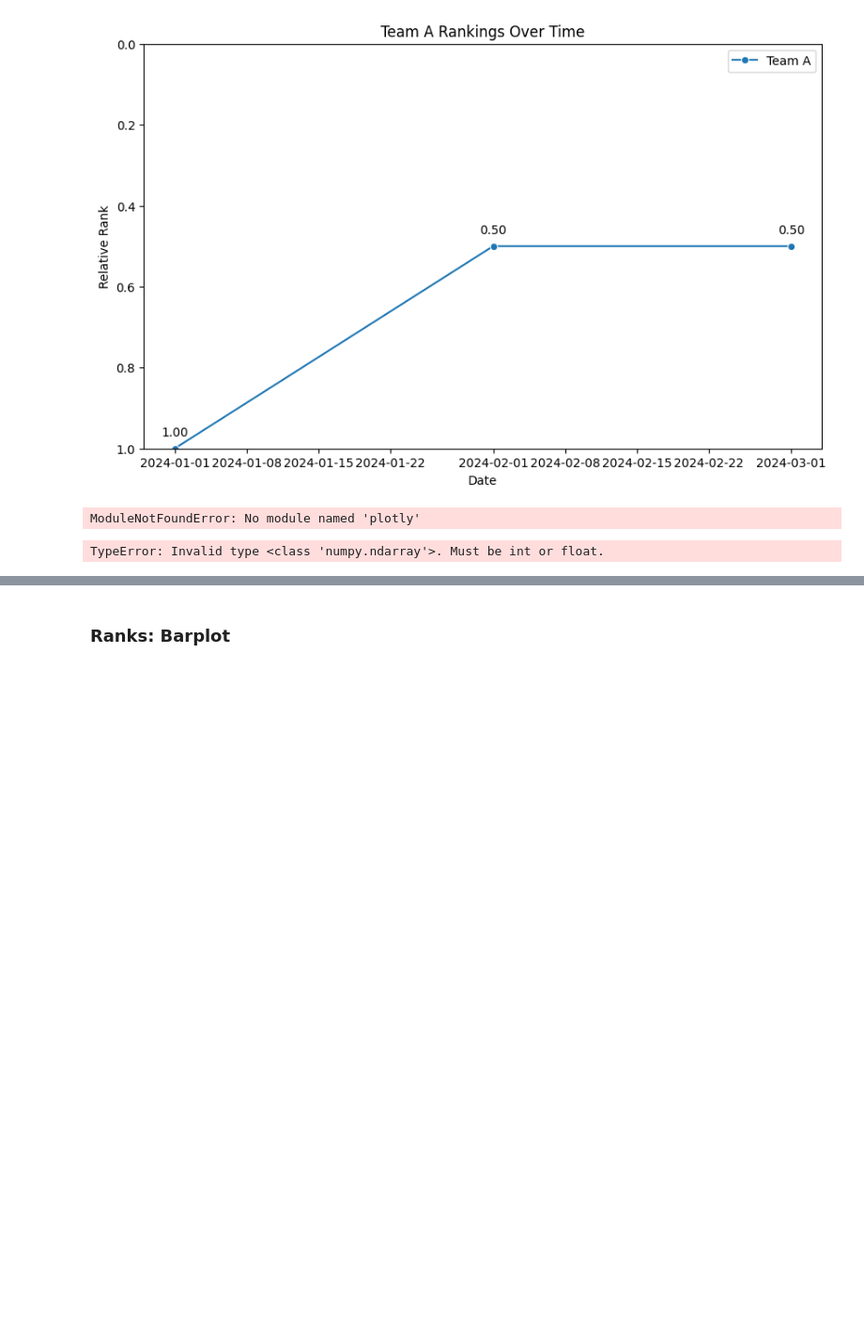
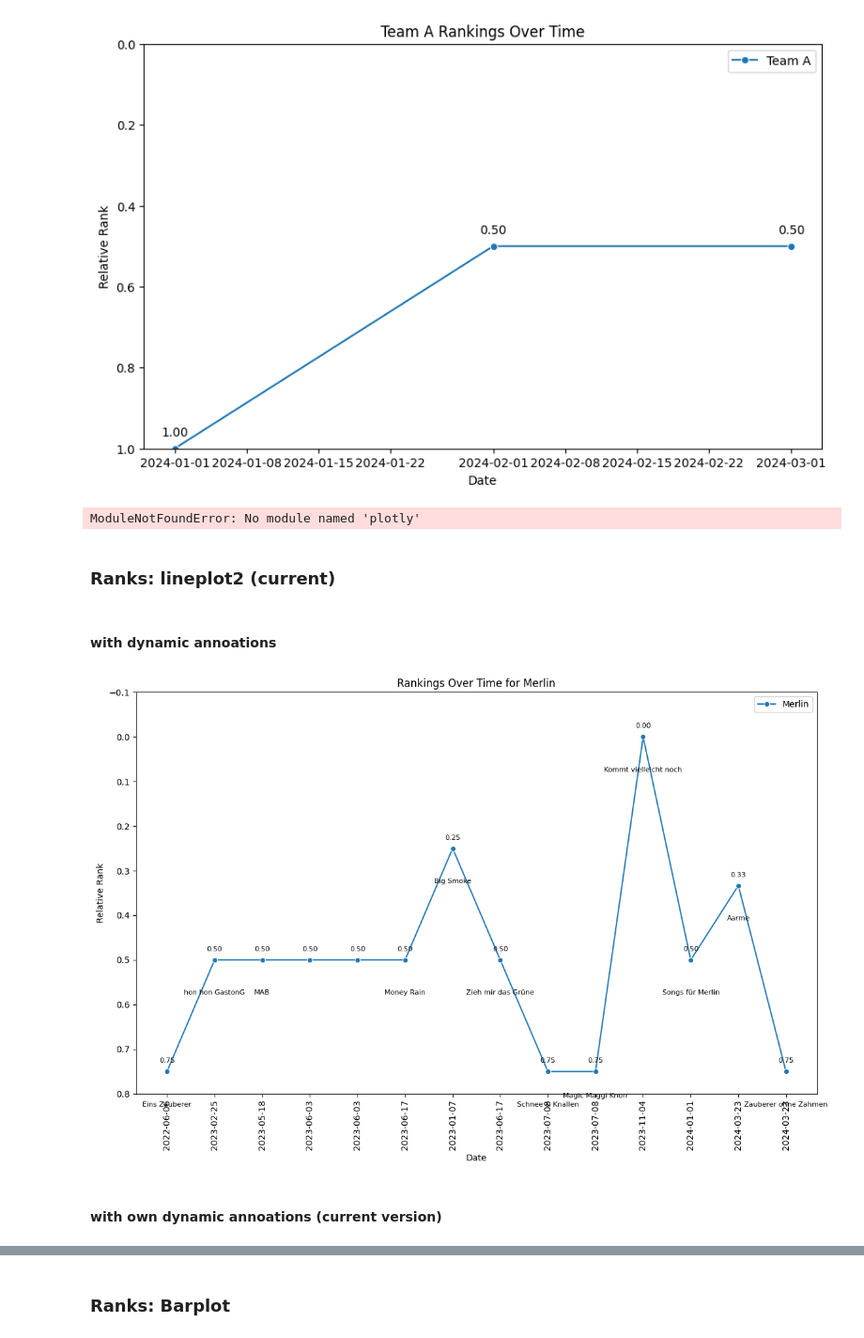
Before and after one commit to njctn/werfen, a Jupyter notebook: werfen_statistik2.ipynb, the cells around one changed output, grey strips where cells are left out. Shown at 94% size. Cells and saved outputs as stored; diff of their text form; code cells hidden in the pictures; blank space fills up the shorter version.

```diff
--- a/werfen_statistik2.ipynb
+++ b/werfen_statistik2.ipynb
@@ -544,11 +650,14 @@ def ranks_plotly(player):
 ModuleNotFoundError: No module named 'plotly'
 # %%
 ranks_plótly('Emilio')
+# %% [markdown]
+### Ranks: lineplot2 (current)
+# %% [markdown]
+#### with dynamic annoations
 # %%
 import matplotlib.pyplot as plt
 import seaborn as sns
 import pandas as pd
-import numpy as np
 
 def ranks2(player):
     df = plätze.copy(deep=True)
@@ -556,31 +665,52 @@ def ranks2(player):
     df = df[df[player_cols_plätze].apply(lambda row: row.str.contains(pattern).any(), axis=1)].reset_index(drop=True)
     # transform platzierungen into relative ranks
     df['rel_rank'] = (df['Platzierung']-1)/df['Anzahl Teams']
-    df['Datum'] = pd.to_datetime(df['Datum'])
 
-    # Add jitter to dates
-    np.random.seed(42)  # for reproducibility
-    df['jittered_date'] = df['Datum'] + pd.Timedelta(days=np.random.uniform(-0.2, 0.2, len(df)))
+    # Create a custom x-axis with equal spacing
+    df['custom_x'] = df.index
 
-    plt.figure(figsize=(8, 4))
-    sns.lineplot(data=df, x='jittered_date', y='rel_rank', marker='o', label=player)
+    plt.figure(figsize=(12, 8))
+    sns.lineplot(data=df, x='custom_x', y='rel_rank', marker='o', label=player)
 
     # Annotation
-    for date, rank, team in zip(df['jittered_date'], df['rel_rank'], df['Team']):
-        plt.annotate(f'{rank:.2f}', (date, rank), textcoords="offset points", xytext=(0,10), ha='center', fontsize=8)
-        plt.gca().annotate(team, (date, rank), textcoords="offset points", xytext=(0,-20), ha='center', fontsize=8, color='gray')
+    annotations = []
+    for x, rank, team in zip(df['custom_x'], df['rel_rank'], df['Teamname']):
+        annotation = plt.annotate(f'{rank:.2f}', (x, rank), textcoords="offset points", xytext=(0,10), ha='center', fontsize=8)
+        annotations.append(annotation)
+
+
+        # Adjust team name labels to find the most free space
+    for x, rank, team in zip(df['custom_x'], df['rel_rank'], df['Teamname']):
+        best_position = (-20, 0)  # Initial position
+        for offset in range(-40, 40, 10):  # Check different offsets
+            annotation = plt.gca().annotate(team, (x, rank), textcoords="offset points", xytext=(0, offset), ha='center', fontsize=8, color='black', rotation=0)
+            if not any(annotation.get_window_extent().overlaps(a.get_window_extent()) for a in annotations):
+                best_position = (0, offset)
+                annotations.append(annotation)
+                break
+            else:
+                annotation.remove()
+        if best_position != (0, offset):
+            plt.gca().annotate(team, (x, rank), textcoords="offset points", xytext=best_position, ha='center', fontsize=8, color='black', rotation=0)
+
 
     plt.ylim(0.8, -0.1)  # Invert y-axis
     plt.xlabel('Date')
     plt.ylabel('Relative Rank')
     plt.title(f'Rankings Over Time for {player}')
     plt.legend()
-    plt.xticks(rotation=45)
+
+    # Set the original dates as x-axis ticks
+    date_mapping = dict(zip(df['custom_x'], df['Datum']))
+    plt.xticks(df['custom_x'], [date_mapping[x].strftime('%Y-%m-%d') for x in df['custom_x']], rotation=90)
+
     plt.tight_layout()
     plt.show()
 
-    return df['rel_rank']
+    return #df['rel_rank']
 # %%
-ranks2('Emilio')
+ranks2('Merlin')
 # %% [output]
-TypeError: Invalid type <class 'numpy.ndarray'>. Must be int or float.
+[figure, added]
+# %% [markdown]
+#### with own dynamic annoations (current version)
```
Also changed, not shown: parts of 26 cells of this notebook.
